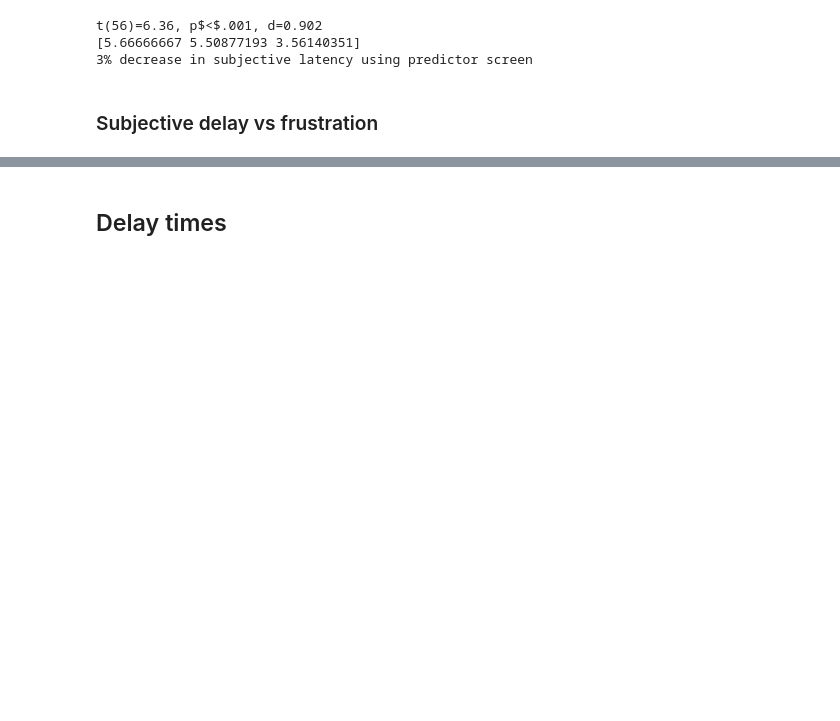
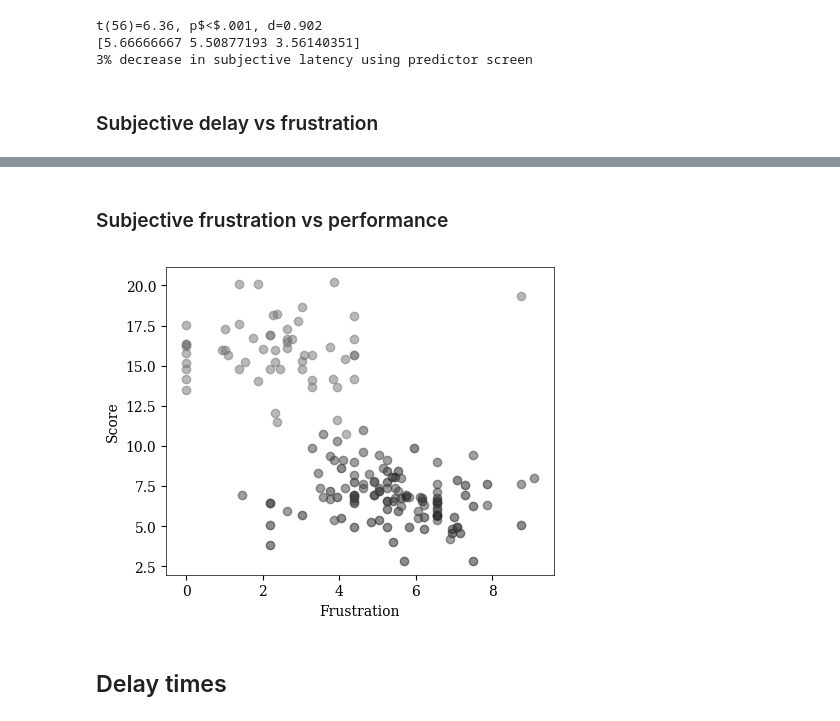
Before and after one commit to martinloland/master_thesis, a Jupyter notebook: data/Thesis Data.ipynb, the cells around one changed output, grey strips where cells are left out. Drawn from its saved outputs; the diff is of its cells as text; code cells hidden in the pictures; blank space fills up the shorter version.

```diff
--- a/data/Thesis Data.ipynb
+++ b/data/Thesis Data.ipynb
@@ -445,3 +444,31 @@ $R^2=0.35$, p=0.00000, err=0.00038
+# %% [markdown]
+### Subjective frustration vs performance
+# %%
+hits_id = np.array(pd.read_sql_query("select rowid from actors where valid=1;", conn))
+hits = np.array(pd.read_sql_query("select tothitsexp0, tothitsexp1, tothitsexp2 from actors where valid=1;", conn))
+hits_norm = normalize_array(hits)
+frustration = []
+for actor_id in hits_id:
+    rated = []
+    for exp in range(3):
+        v = pd.read_sql_query("select frustration from survey where valid=1 and actor={} and experiment={};"
+                                       .format(int(actor_id), exp), conn)
+        rated.append(int(v['frustration']))
+    frustration.append(rated)
+frus = np.array(frustration)
+frus_norm = normalize_array(frus)
+
+fig, ax = plt.subplots(figsize=(5,4))
+for exp in range(3):
+    x = frus_norm[...,exp]
+    y = hits_norm[...,exp]
+
+    ax.scatter(x,y, marker='o', alpha=0.5, label=exp)
+    plt.ylabel('Score')
+    plt.xlabel('Frustration')
+plt.show()
+# %% [output]
+[figure, added]
 # %% [markdown]
 ## Delay times
 # %%
```
Also changed, not shown: parts of 2 cells of this notebook, 4 other files.
